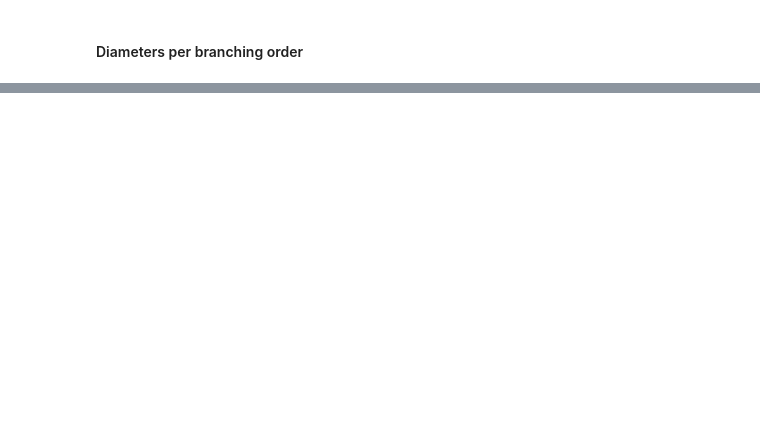
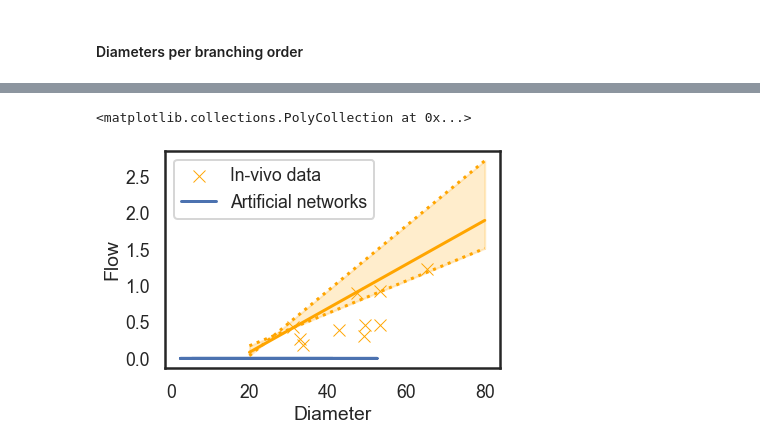
Before and after one commit to remihndz/Virtual-Angiogenesis, a Jupyter notebook: Results-8-patients/Analyse-Simulations.ipynb, the cells around one changed output, grey strips where cells are left out. Cells and saved outputs as stored; diff of their text form; code cells hidden in the pictures; blank space fills up the shorter version.

```diff
--- a/Results-8-patients/Analyse-Simulations.ipynb
+++ b/Results-8-patients/Analyse-Simulations.ipynb
@@ -236,3 +237,43 @@ plt.show()
 # %%
 fig.savefig('DiameterAndLengthPerGeneration.jpg',
             dpi=400, bbox_inches='tight')
+# %%
+fig = plt.figure()
+color = 'orange'
+
+flow = pd.read_csv('FlowVSDiameter.csv', names=['Diameter', 'Flow'])
+flow.Diameter = flow.Diameter.apply(lambda x: 10**x)
+flow.Flow = flow.Flow.apply(lambda x:10**x)
+g = fig.add_subplot(111)
+sns.scatterplot(data=flow, x='Diameter', y='Flow', ax=g, color=color, marker='x', label='In-vivo data')
+df.plot(x='Diameter', y='Flow', ax=g, label='Artificial networks')
+
+## Add linear regression lines
+D = np.array(g.axes.get_xlim())
+D = [20,80]
+x = [1.4, 1.5078488372093024]
+y = [-0.8636363636363633,-0.6212121212121211]
+a0 = (y[0]-y[1])/(x[0]-x[1])
+b0 = -4.0
+
+x = [1.4, 1.5261627906976745]
+y = [-0.6060606060606055, -0.4090909090909083]
+a1 = (y[0]-y[1])/(x[0]-x[1])
+b1 = y[0]-a1*x[0]
+
+x = [1.4, 1.5078488372093024]
+y = [-1.1212121212121193, -0.7878787878787872]
+a2 = (y[0]-y[1])/(x[0]-x[1])
+b2 = y[0]-a2*x[0]
+
+def f(d,a,b):
+    return np.array(d)**a * 10**b
+y0,y1,y2 = f(D,a0,b0), f(D,a1,b1), f(D,a2,b2)
+
+g.plot(D, y0, color=color, label='Curve fit and 95% confidence intervals')
+g.plot(D, y1, linestyle='dotted', color=color)
+g.plot(D, y2, linestyle='dotted', color=color)
+g.fill_between(D, y1, y2,alpha=0.2, color=color)
+# %% [output]
+<matplotlib.collections.PolyCollection at 0x...>
+[figure, added]
```
Also changed, not shown: parts of 8 cells of this notebook.
